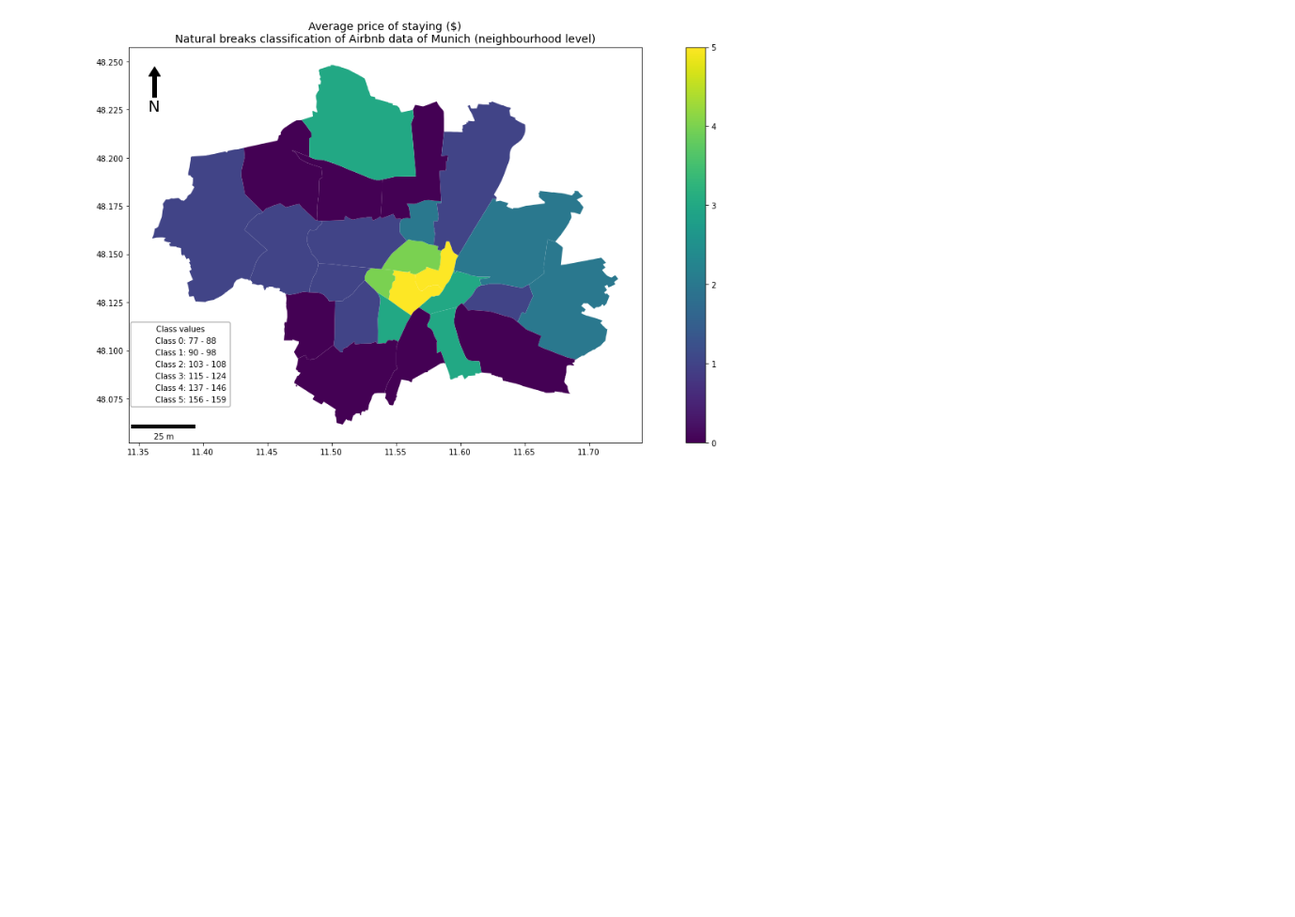
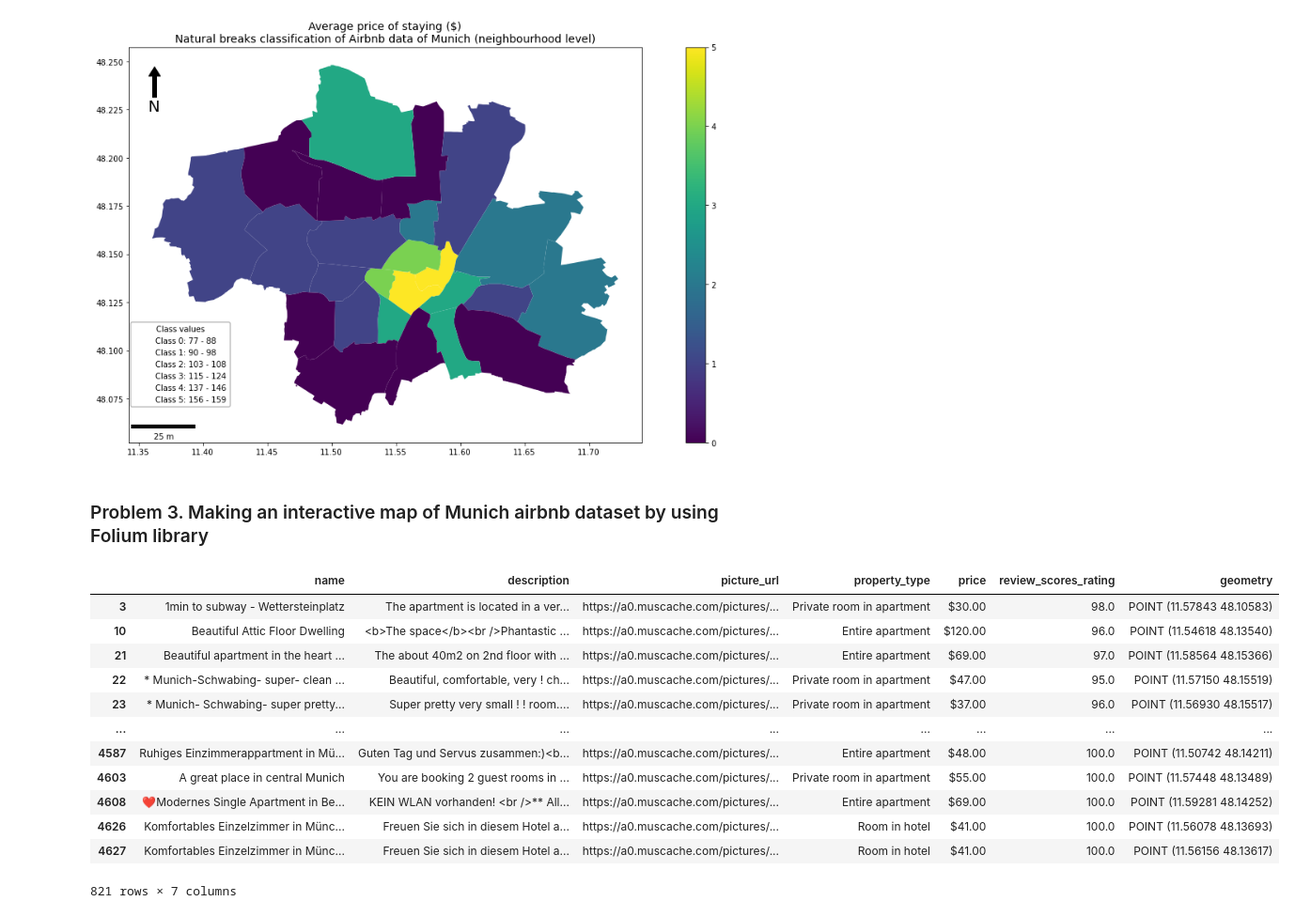
Before and after one commit to Bakhtiyar-Garashov/GeoPython2020, a Jupyter notebook: geopython2020/GeoPython project/Working/Munich_airbnb.ipynb, the cells around one changed output. Shown at 94% size. Saved outputs shown, nothing was run; the diff lists cells and outputs as text; code cells hidden in the pictures; blank space fills up the shorter version.

Commit message:
Dynamic map making

```diff
--- a/geopython2020/GeoPython project/Working/Munich_airbnb.ipynb
+++ b/geopython2020/GeoPython project/Working/Munich_airbnb.ipynb
@@ -281,3 +281,5 @@ plt.tight_layout()
 plt.savefig('../airbnb_avg_prices.png', bbox_inches='tight')
 # %% [output]
 [figure]
+# %% [markdown]
+### Problem 3. Making an interactive map of Munich airbnb dataset by using Folium library
@@ -283,0 +290,29 @@ plt.savefig('../airbnb_avg_prices.png', bbox_inches='tight')
+# %%
+# before moving on showing points we need to filter all the dataset
+# filter option #1: dataset has a column (instant_bookable) which has one of two possible columns- true or false
+# filter option #2: dataset has a review_scores_rating column which holds values out of 100
+# this column will be used to filter and show points only has true value
+
+airbnb_filtered_gdf=airbnb_gdf.loc[airbnb_gdf['instant_bookable'] == 't']
+airbnb_filtered_gdf=airbnb_filtered_gdf.loc[airbnb_filtered_gdf['review_scores_rating'] >90]
+
+# and select only useful columns to reduce stress on code
+
+
+airbnb_filtered_gdf=airbnb_filtered_gdf[['name', 'description','picture_url','property_type','price','review_scores_rating','geometry']]
+
+airbnb_filtered_gdf
+# %% [output]
+|  | name | description | picture_url | property_type | price | review_scores_rating | geometry |
+| 3 | 1min to subway - Wettersteinplatz | The apartment is located in a ver... | https://a0.muscache.com/pictures/... | Private room in apartment | $30.00 | 98.0 | POINT (11.57843 48.10583) |
+| 10 | Beautiful Attic Floor Dwelling | <b>The space</b><br />Phantastic ... | https://a0.muscache.com/pictures/... | Entire apartment | $120.00 | 96.0 | POINT (11.54618 48.13540) |
+| 21 | Beautiful apartment in the heart ... | The about 40m2 on 2nd floor with ... | https://a0.muscache.com/pictures/... | Entire apartment | $69.00 | 97.0 | POINT (11.58564 48.15366) |
+| 22 | * Munich-Schwabing- super- clean ... | Beautiful, comfortable, very ! ch... | https://a0.muscache.com/pictures/... | Private room in apartment | $47.00 | 95.0 | POINT (11.57150 48.15519) |
+| 23 | * Munich- Schwabing- super pretty... | Super pretty very small ! ! room.... | https://a0.muscache.com/pictures/... | Private room in apartment | $37.00 | 96.0 | POINT (11.56930 48.15517) |
+| ... | ... | ... | ... | ... | ... | ... | ... |
+| 4587 | Ruhiges Einzimmerappartment in Mü... | Guten Tag und Servus zusammen:)<b... | https://a0.muscache.com/pictures/... | Entire apartment | $48.00 | 100.0 | POINT (11.50742 48.14211) |
+| 4603 | A great place in central Munich | You are booking 2 guest rooms in ... | https://a0.muscache.com/pictures/... | Private room in apartment | $55.00 | 100.0 | POINT (11.57448 48.13489) |
+| 4608 | ❤️Modernes Single Apartment in Be... | KEIN WLAN vorhanden! <br />** All... | https://a0.muscache.com/pictures/... | Entire apartment | $69.00 | 100.0 | POINT (11.59281 48.14252) |
+| 4626 | Komfortables Einzelzimmer in Münc... | Freuen Sie sich in diesem Hotel a... | https://a0.muscache.com/pictures/... | Room in hotel | $41.00 | 100.0 | POINT (11.56078 48.13693) |
+| 4627 | Komfortables Einzelzimmer in Münc... | Freuen Sie sich in diesem Hotel a... | https://a0.muscache.com/pictures/... | Room in hotel | $41.00 | 100.0 | POINT (11.56156 48.13617) |
+821 rows × 7 columns
```
Also changed, not shown: parts of 3 cells of this notebook, 1 other file.
